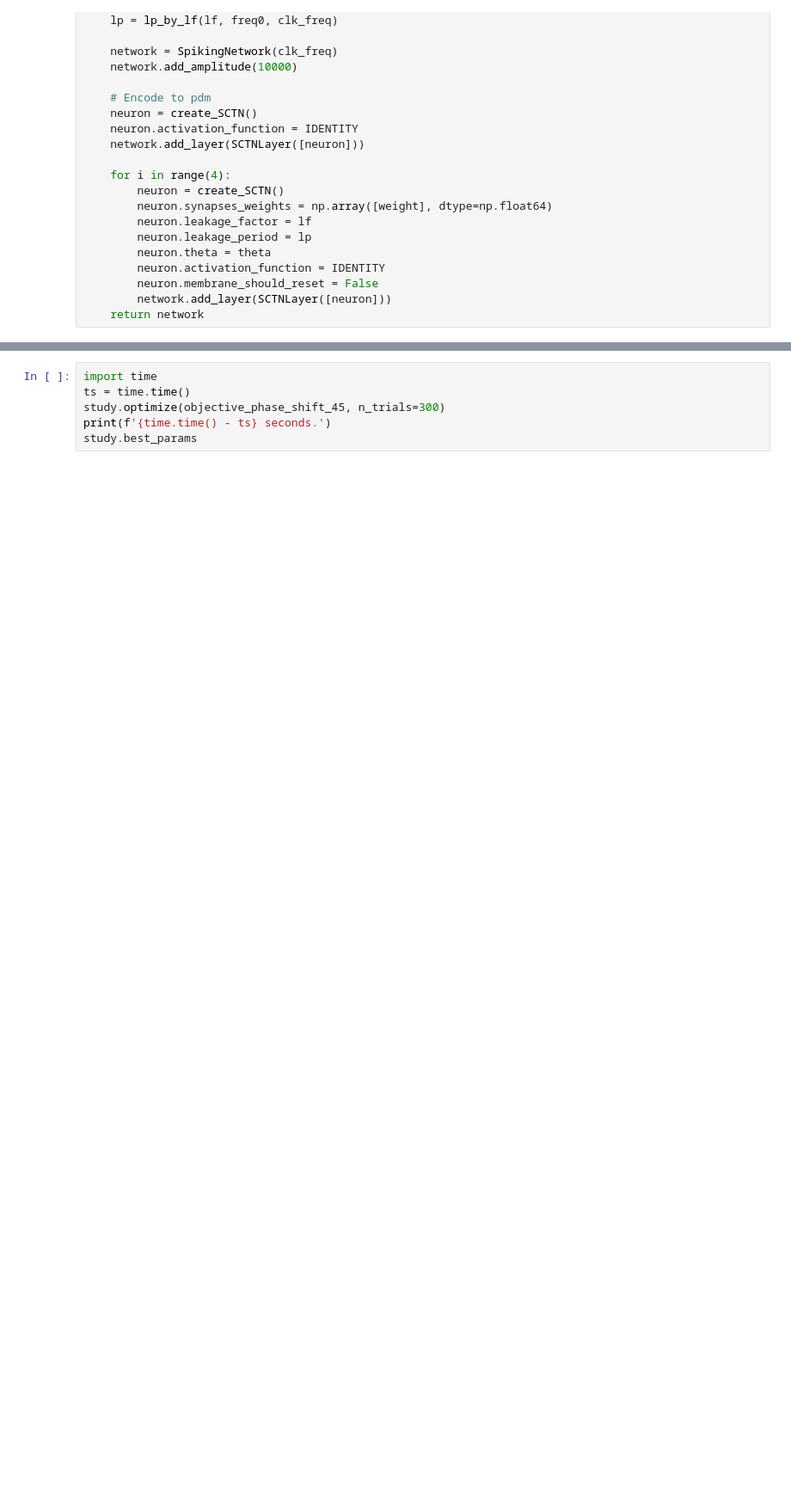
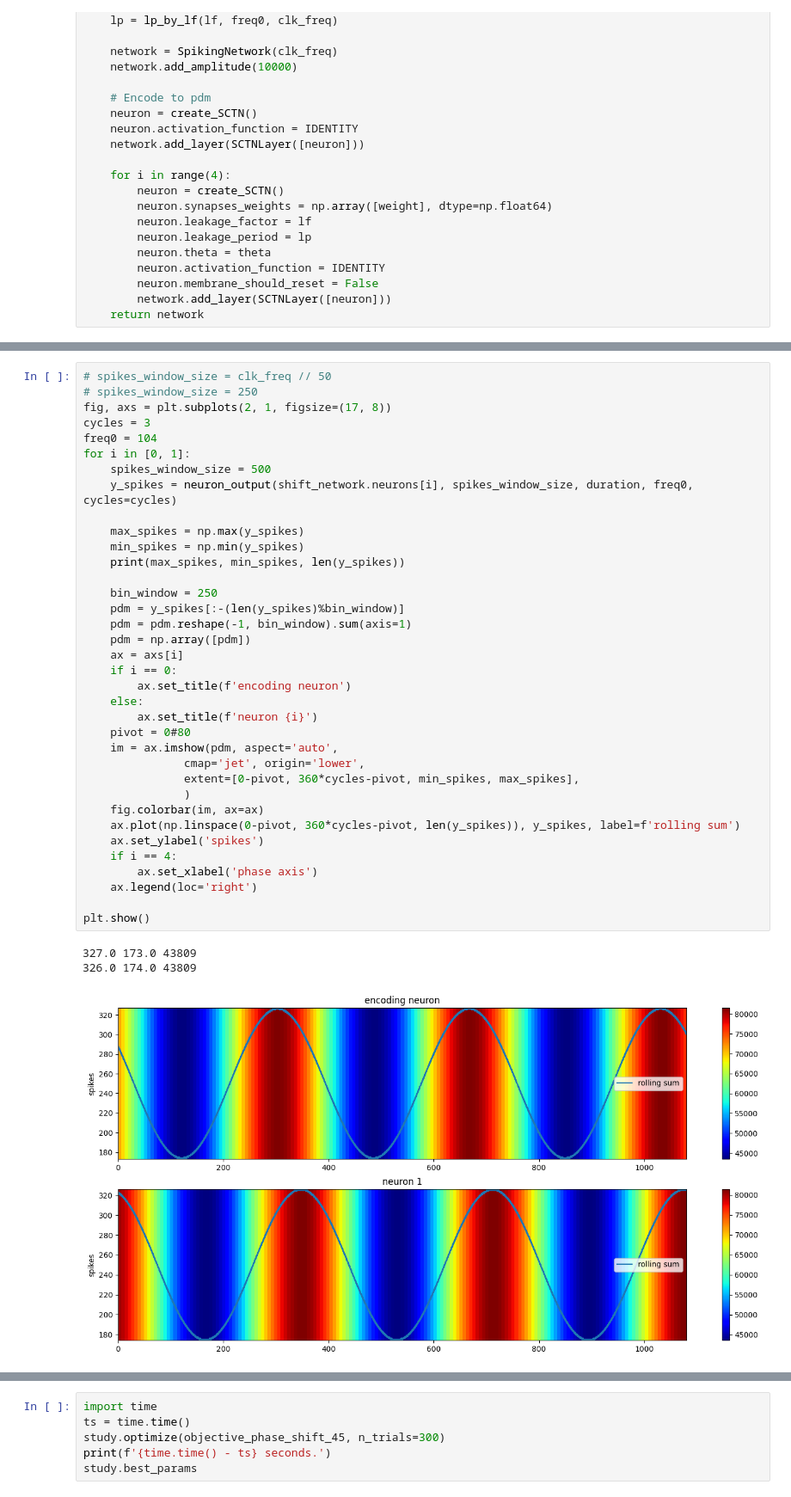
Before and after one commit to yakir4123/SNN-SCTN, a Jupyter notebook: notebooks/optuna_look_4_phase_shift.ipynb, the cells around one changed output, grey strips where cells are left out. Shown: that part at 86% size. Drawn from its saved outputs; the diff is of its cells as text; blank space fills up the shorter version.

```diff
--- a/notebooks/optuna_look_4_phase_shift.ipynb
+++ b/notebooks/optuna_look_4_phase_shift.ipynb
@@ -531,3 +523,43 @@ mse: 56577.48733435131
+# %%
+# spikes_window_size = clk_freq // 50
+# spikes_window_size = 250
+fig, axs = plt.subplots(2, 1, figsize=(17, 8))
+cycles = 3
+freq0 = 104
+for i in [0, 1]:
+    spikes_window_size = 500
+    y_spikes = neuron_output(shift_network.neurons[i], spikes_window_size, duration, freq0, cycles=cycles)
+
+    max_spikes = np.max(y_spikes)
+    min_spikes = np.min(y_spikes)
+    print(max_spikes, min_spikes, len(y_spikes))
+
+    bin_window = 250
+    pdm = y_spikes[:-(len(y_spikes)%bin_window)]
+    pdm = pdm.reshape(-1, bin_window).sum(axis=1)
+    pdm = np.array([pdm])
+    ax = axs[i]
+    if i == 0:
+        ax.set_title(f'encoding neuron')
+    else:
+        ax.set_title(f'neuron {i}')
+    pivot = 0#80
+    im = ax.imshow(pdm, aspect='auto',
+               cmap='jet', origin='lower',
+               extent=[0-pivot, 360*cycles-pivot, min_spikes, max_spikes],
+               )
+    fig.colorbar(im, ax=ax)
+    ax.plot(np.linspace(0-pivot, 360*cycles-pivot, len(y_spikes)), y_spikes, label=f'rolling sum')
+    ax.set_ylabel('spikes')
+    if i == 4:
+        ax.set_xlabel('phase axis')
+    ax.legend(loc='right')
+
+plt.show()
+# %% [output]
+327.0 173.0 43809
+326.0 174.0 43809
+[figure, added]
 # %%
 from snn.resonator import lp_by_lf, freq_of_resonator
 
```
Also changed, not shown: parts of 3 cells of this notebook, 4 other files.
